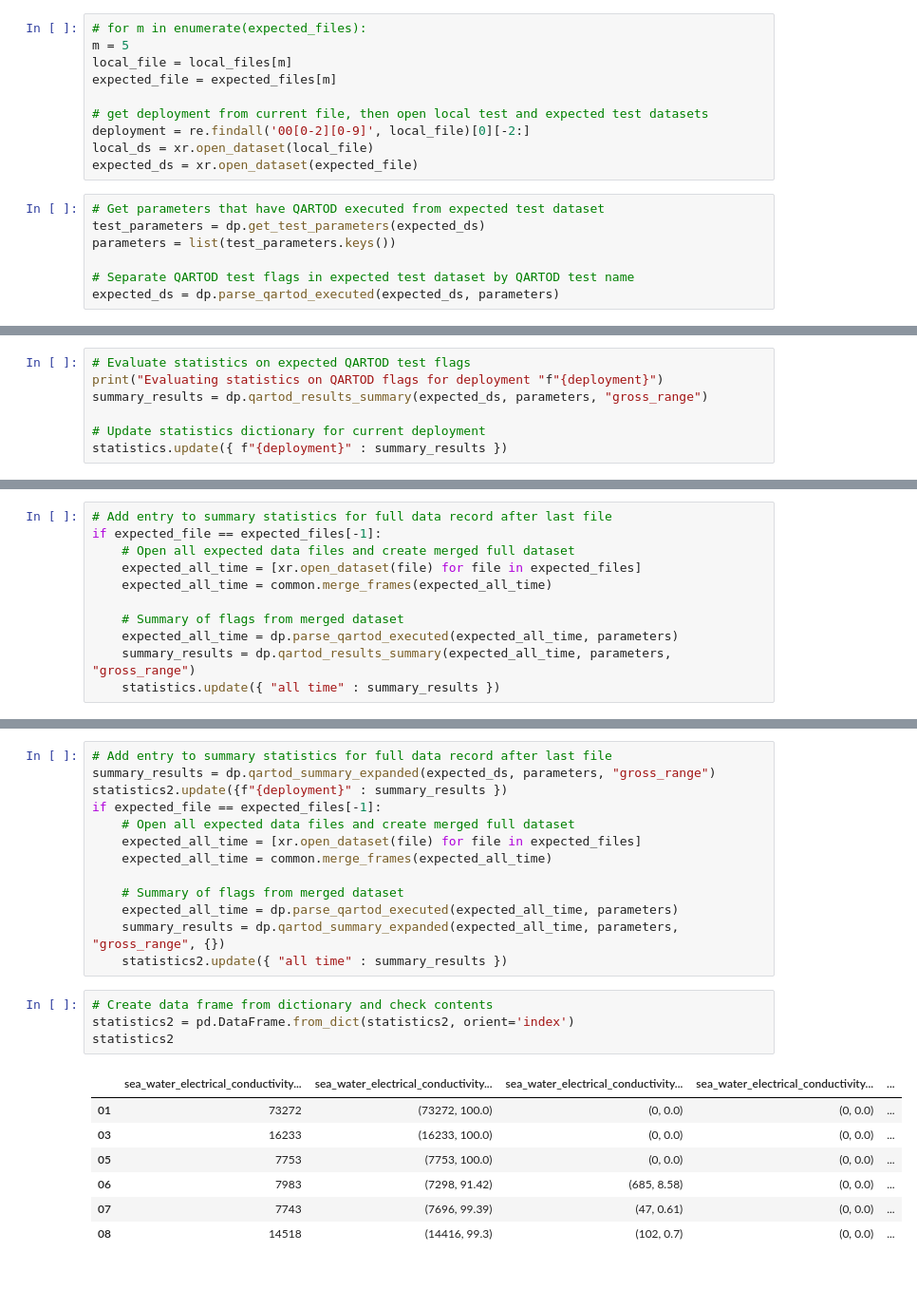
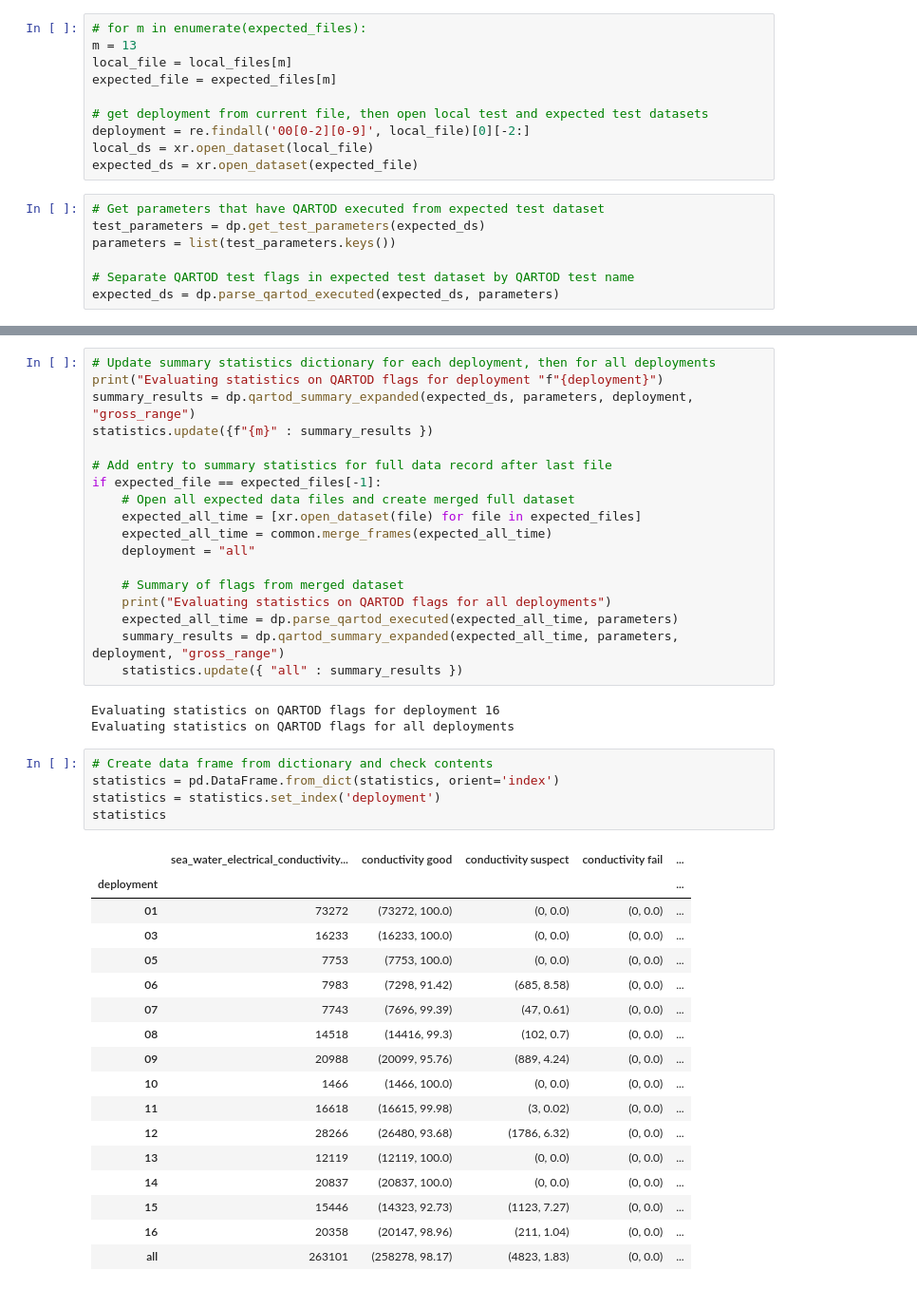
Before and after one commit to cooleyky/qartod_testing, a Jupyter notebook: notebooks/03-Gross-range-comparison-statistics.ipynb, the cells around one changed output, grey strips where cells are left out. Shown at 95% size. Cells and saved outputs as stored; diff of their text form.

Commit message:
Update format for statistics and validation tables

```diff
--- a/notebooks/03-Gross-range-comparison-statistics.ipynb
+++ b/notebooks/03-Gross-range-comparison-statistics.ipynb
@@ -233,7 +233,7 @@ mismatch = {}
 statistics = {}
 # %%
 # for m in enumerate(expected_files):
-m = 5
+m = 13
 local_file = local_files[m]
 expected_file = expected_files[m]
 
@@ -295,7 +284,0 @@ mismatch
-# %%
-# Evaluate statistics on expected QARTOD test flags
-print("Evaluating statistics on QARTOD flags for deployment "f"{deployment}")
-summary_results = dp.qartod_results_summary(expected_ds, parameters, "gross_range")
-
-# Update statistics dictionary for current deployment
-statistics.update({ f"{deployment}" : summary_results })
@@ -304,11 +284,0 @@ Evaluating statistics on QARTOD flags for deployment 08
-# %%
-# Add entry to summary statistics for full data record after last file
-if expected_file == expected_files[-1]:
-    # Open all expected data files and create merged full dataset
-    expected_all_time = [xr.open_dataset(file) for file in expected_files]
-    expected_all_time = common.merge_frames(expected_all_time)
-
-    # Summary of flags from merged dataset
-    expected_all_time = dp.parse_qartod_executed(expected_all_time, parameters)
-    summary_results = dp.qartod_results_summary(expected_all_time, parameters, "gross_range")
-    statistics.update({ "all time" : summary_results })
@@ -332,28 +285,47 @@ statistics2 = {}
 # %%
+# Update summary statistics dictionary for each deployment, then for all deployments
+print("Evaluating statistics on QARTOD flags for deployment "f"{deployment}")
+summary_results = dp.qartod_summary_expanded(expected_ds, parameters, deployment, "gross_range")
+statistics.update({f"{m}" : summary_results })
+
 # Add entry to summary statistics for full data record after last file
-summary_results = dp.qartod_summary_expanded(expected_ds, parameters, "gross_range")
-statistics2.update({f"{deployment}" : summary_results })
 if expected_file == expected_files[-1]:
     # Open all expected data files and create merged full dataset
     expected_all_time = [xr.open_dataset(file) for file in expected_files]
     expected_all_time = common.merge_frames(expected_all_time)
+    deployment = "all"
 
     # Summary of flags from merged dataset
+    print("Evaluating statistics on QARTOD flags for all deployments")
     expected_all_time = dp.parse_qartod_executed(expected_all_time, parameters)
-    summary_results = dp.qartod_summary_expanded(expected_all_time, parameters, "gross_range", {})
-    statistics2.update({ "all time" : summary_results })
+    summary_results = dp.qartod_summary_expanded(expected_all_time, parameters, deployment, "gross_range")
+    statistics.update({ "all" : summary_results })
+# %% [output]
+Evaluating statistics on QARTOD flags for deployment 16
+Evaluating statistics on QARTOD flags for all deployments
 # %%
 # Create data frame from dictionary and check contents
-statistics2 = pd.DataFrame.from_dict(statistics2, orient='index')
-statistics2
+statistics = pd.DataFrame.from_dict(statistics, orient='index')
+statistics = statistics.set_index('deployment')
+statistics
 # %% [output]
-|  | sea_water_electrical_conductivity... | sea_water_electrical_conductivity... | sea_water_electrical_conductivity... | sea_water_electrical_conductivity... | ... |
+|  | sea_water_electrical_conductivity... | conductivity good | conductivity suspect | conductivity fail | ... |
+| deployment |  |  |  |  | ... |
 | 01 | 73272 | (73272, 100.0) | (0, 0.0) | (0, 0.0) | ... |
 | 03 | 16233 | (16233, 100.0) | (0, 0.0) | (0, 0.0) | ... |
 | 05 | 7753 | (7753, 100.0) | (0, 0.0) | (0, 0.0) | ... |
 | 06 | 7983 | (7298, 91.42) | (685, 8.58) | (0, 0.0) | ... |
 | 07 | 7743 | (7696, 99.39) | (47, 0.61) | (0, 0.0) | ... |
 | 08 | 14518 | (14416, 99.3) | (102, 0.7) | (0, 0.0) | ... |
+| 09 | 20988 | (20099, 95.76) | (889, 4.24) | (0, 0.0) | ... |
+| 10 | 1466 | (1466, 100.0) | (0, 0.0) | (0, 0.0) | ... |
+| 11 | 16618 | (16615, 99.98) | (3, 0.02) | (0, 0.0) | ... |
+| 12 | 28266 | (26480, 93.68) | (1786, 6.32) | (0, 0.0) | ... |
+| 13 | 12119 | (12119, 100.0) | (0, 0.0) | (0, 0.0) | ... |
+| 14 | 20837 | (20837, 100.0) | (0, 0.0) | (0, 0.0) | ... |
+| 15 | 15446 | (14323, 92.73) | (1123, 7.27) | (0, 0.0) | ... |
+| 16 | 20358 | (20147, 98.96) | (211, 1.04) | (0, 0.0) | ... |
+| all | 263101 | (258278, 98.17) | (4823, 1.83) | (0, 0.0) | ... |
 # %%
 # Save data frames as CSVs
 folder_path = os.path.join(os.path.abspath('../data/processed'), method, stream, refdes)
```
Also changed, not shown: parts of 6 cells of this notebook, 2 other files.
